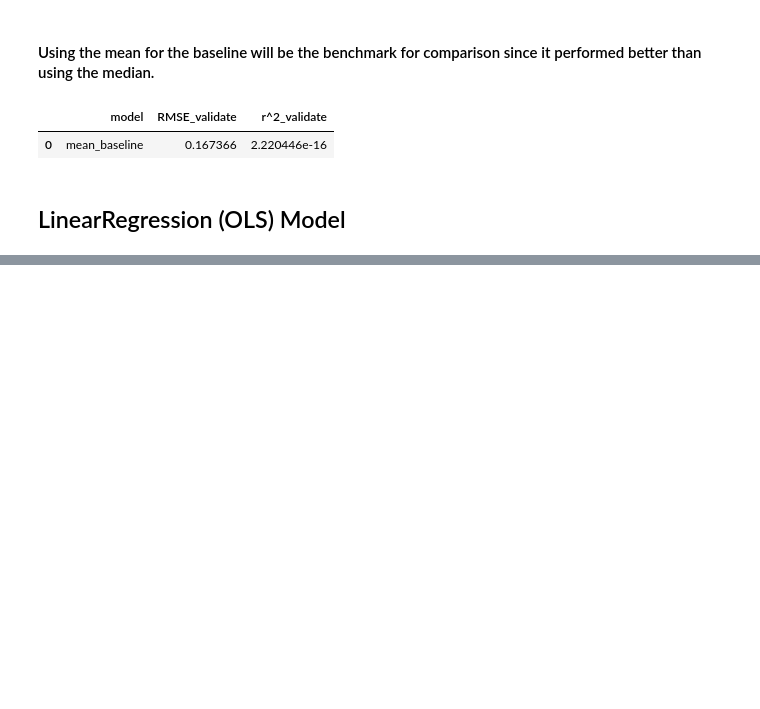
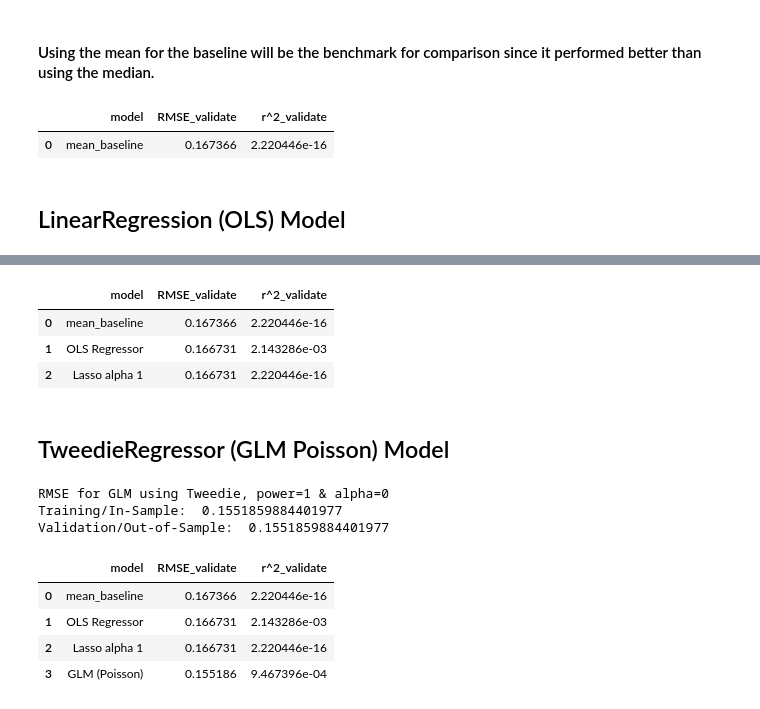
Before and after one commit to matt-and-alicia/zillow-clustering-project, a Jupyter notebook: final_zillow_clustering_notebook.ipynb, the cells around one changed output, grey strips where cells are left out. Saved outputs shown, nothing was run; the diff lists cells and outputs as text; code cells hidden in the pictures; blank space fills up the shorter version.

```diff
--- a/final_zillow_clustering_notebook.ipynb
+++ b/final_zillow_clustering_notebook.ipynb
@@ -900,0 +897,6 @@ ValueError: could not convert string to float: 'cluster_1'
+# %%
+metric_df = metric_df.append({'model': 'OLS Regressor',
+                              'RMSE_validate': rmse_validate,
+                              'r^2_validate': explained_variance_score(y_validate.log_error, y_validate.log_error_pred_lm)}, ignore_index=True)
+
+metric_df
@@ -900,0 +936,52 @@ ValueError: could not convert string to float: 'cluster_1'
+# %%
+metric_df = metric_df.append({'model': 'Lasso alpha 1',
+                              'RMSE_validate': rmse_validate,
+                              'r^2_validate': explained_variance_score(y_validate.log_error, y_validate.log_error_pred_lars)}, ignore_index=True)
+
+metric_df
+# %% [output]
+|  | model | RMSE_validate | r^2_validate |
+| 0 | mean_baseline | 0.167366 | 2.220446e-16 |
+| 1 | OLS Regressor | 0.166731 | 2.143286e-03 |
+| 2 | Lasso alpha 1 | 0.166731 | 2.220446e-16 |
+# %% [markdown]
+## TweedieRegressor (GLM Poisson) Model
+# %%
+# create the model object
+glm = TweedieRegressor(alpha=0)
+
+# fit the model to our training data.
+glm.fit(X_train[features], y_train.log_error)
+
+
+# predict train
+y_train['log_error_pred_glm'] = glm.predict(X_train[features])
+
+# evaluate: rmse
+rmse_train = mean_squared_error(y_train.log_error, y_train.log_error_pred_glm) ** (1/2)
+
+
+# predict validate
+y_validate['log_error_pred_glm'] = glm.predict(X_validate[features])
+
+# evaluate: rmse
+rmse_validate = mean_squared_error(y_train.log_error, y_train.log_error_pred_glm) ** (1/2)
+
+print("RMSE for GLM using Tweedie, power=1 & alpha=0\nTraining/In-Sample: ", rmse_train,
+      "\nValidation/Out-of-Sample: ", rmse_validate)
+# %% [output]
+RMSE for GLM using Tweedie, power=1 & alpha=0
+Training/In-Sample:  0.1551859884401977
+Validation/Out-of-Sample:  0.1551859884401977
+# %%
+metric_df = metric_df.append({'model': 'GLM (Poisson)',
+                              'RMSE_validate': rmse_validate,
+                              'r^2_validate': explained_variance_score(y_validate.log_error, y_validate.log_error_pred_glm)}, ignore_index=True)
+
+metric_df
+# %% [output]
+|  | model | RMSE_validate | r^2_validate |
+| 0 | mean_baseline | 0.167366 | 2.220446e-16 |
+| 1 | OLS Regressor | 0.166731 | 2.143286e-03 |
+| 2 | Lasso alpha 1 | 0.166731 | 2.220446e-16 |
+| 3 | GLM (Poisson) | 0.155186 | 9.467396e-04 |
```
Also changed, not shown: parts of 40 cells of this notebook, 1 other file.
